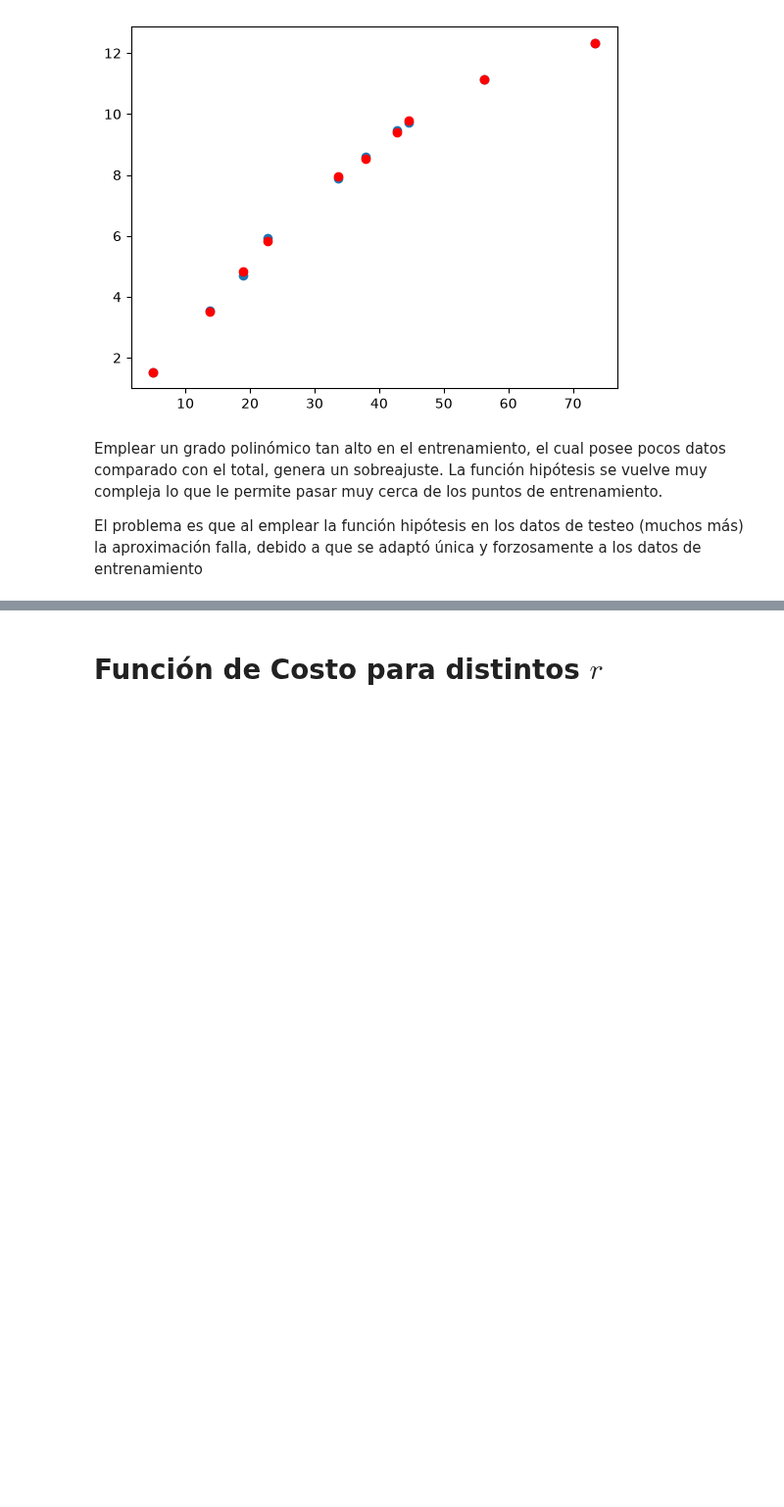
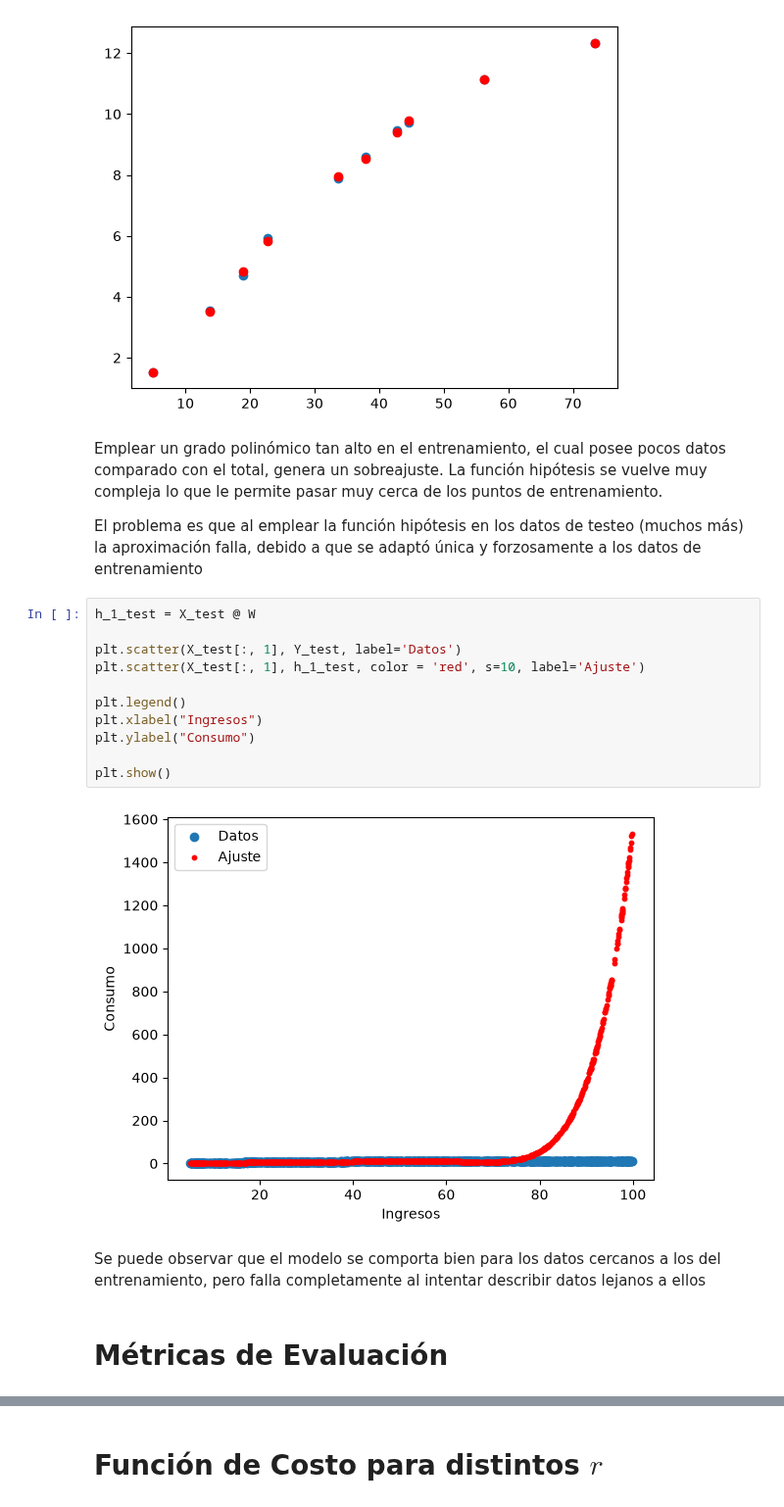
Before and after one commit to 10Nick01/Mineria, a Jupyter notebook: Tareas/Mineria6/Mineria6.ipynb, the cells around one changed output, grey strips where cells are left out. Shown at 98% size. Cells and saved outputs as stored; diff of their text form; blank space fills up the shorter version.

```diff
--- a/Tareas/Mineria6/Mineria6.ipynb
+++ b/Tareas/Mineria6/Mineria6.ipynb
@@ -125,3 +125,20 @@ plt.show()
 Emplear un grado polinómico tan alto en el entrenamiento, el cual posee pocos datos comparado con el total, genera un sobreajuste. La función hipótesis se vuelve muy compleja lo que le permite pasar muy cerca de los puntos de entrenamiento.
 
 El problema es que al emplear la función hipótesis en los datos de testeo (muchos más) la aproximación falla, debido a que se adaptó única y forzosamente a los datos de entrenamiento
+# %%
+h_1_test = X_test @ W
+
+plt.scatter(X_test[:, 1], Y_test, label='Datos')
+plt.scatter(X_test[:, 1], h_1_test, color = 'red', s=10, label='Ajuste')
+
+plt.legend()
+plt.xlabel("Ingresos")
+plt.ylabel("Consumo")
+
+plt.show()
+# %% [output]
+[figure, added]
+# %% [markdown]
+Se puede observar que el modelo se comporta bien para los datos cercanos a los del entrenamiento, pero falla completamente al intentar describir datos lejanos a ellos
+# %% [markdown]
+# Métricas de Evaluación
```
Also changed, not shown: parts of 12 cells of this notebook.
